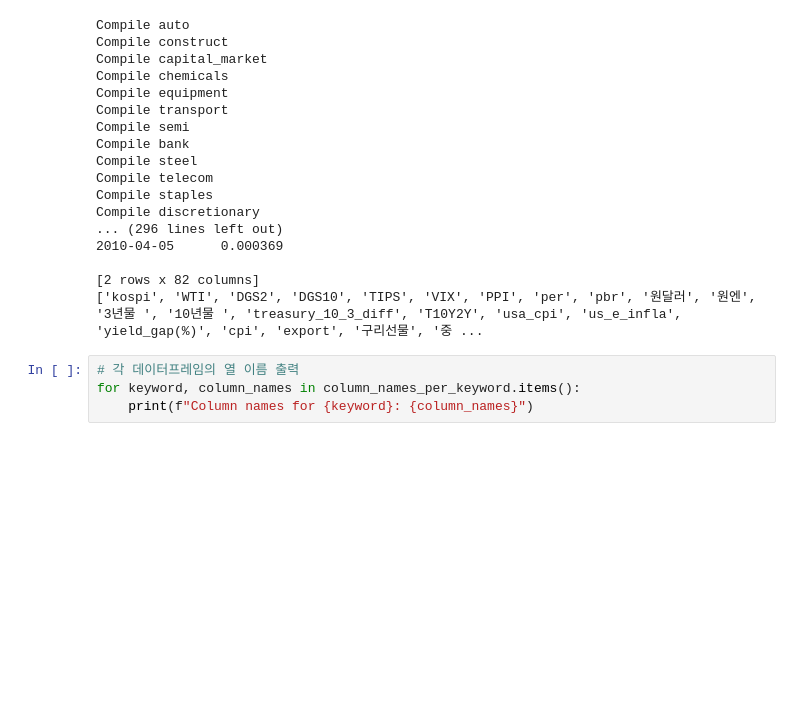
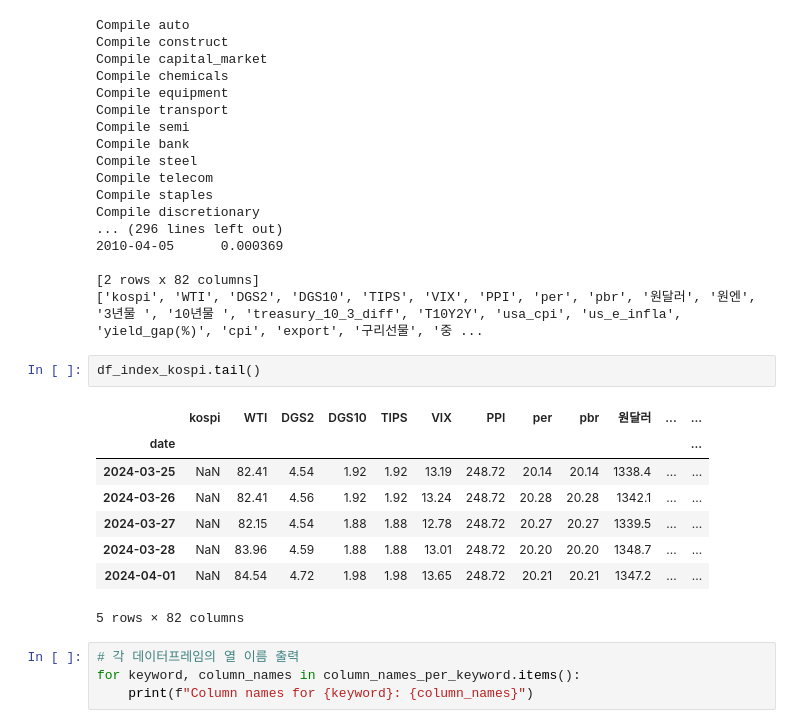
Before and after one commit to simpson000/sic_project_final, a Jupyter notebook: sic/compile_0.3.ipynb, the cells around one changed output. Cells and saved outputs as stored; diff of their text form; blank space fills up the shorter version.

```diff
--- a/sic/compile_0.3.ipynb
+++ b/sic/compile_0.3.ipynb
@@ -109,6 +117,17 @@ Compile discretionary
 
 [2 rows x 82 columns]
 ['kospi', 'WTI', 'DGS2', 'DGS10', 'TIPS', 'VIX', 'PPI', 'per', 'pbr', '원달러', '원엔', '3년물 ', '10년물 ', 'treasury_10_3_diff', 'T10Y2Y', 'usa_cpi', 'us_e_infla', 'yield_gap(%)', 'cpi', 'export', '구리선물', '중 ...
+# %%
+df_index_kospi.tail()
+# %% [output]
+|  | kospi | WTI | DGS2 | DGS10 | TIPS | VIX | PPI | per | pbr | 원달러 | ... | ... |
+| date |  |  |  |  |  |  |  |  |  |  |  | ... |
+| 2024-03-25 | NaN | 82.41 | 4.54 | 1.92 | 1.92 | 13.19 | 248.72 | 20.14 | 20.14 | 1338.4 | ... | ... |
+| 2024-03-26 | NaN | 82.41 | 4.56 | 1.92 | 1.92 | 13.24 | 248.72 | 20.28 | 20.28 | 1342.1 | ... | ... |
+| 2024-03-27 | NaN | 82.15 | 4.54 | 1.88 | 1.88 | 12.78 | 248.72 | 20.27 | 20.27 | 1339.5 | ... | ... |
+| 2024-03-28 | NaN | 83.96 | 4.59 | 1.88 | 1.88 | 13.01 | 248.72 | 20.20 | 20.20 | 1348.7 | ... | ... |
+| 2024-04-01 | NaN | 84.54 | 4.72 | 1.98 | 1.98 | 13.65 | 248.72 | 20.21 | 20.21 | 1347.2 | ... | ... |
+5 rows × 82 columns
 # %%
 # 각 데이터프레임의 열 이름 출력
 for keyword, column_names in column_names_per_keyword.items():
```
Also changed, not shown: parts of 9 cells of this notebook, 57 other files.
